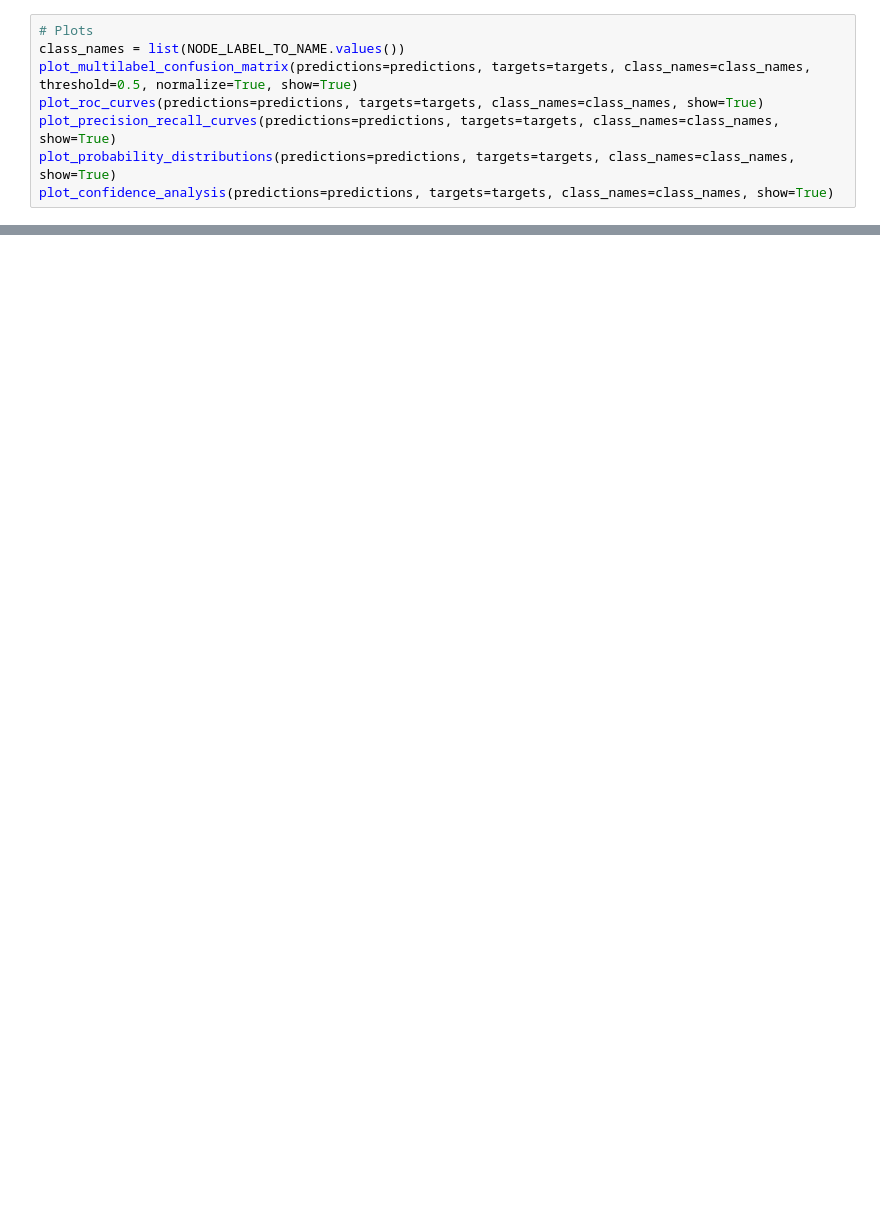
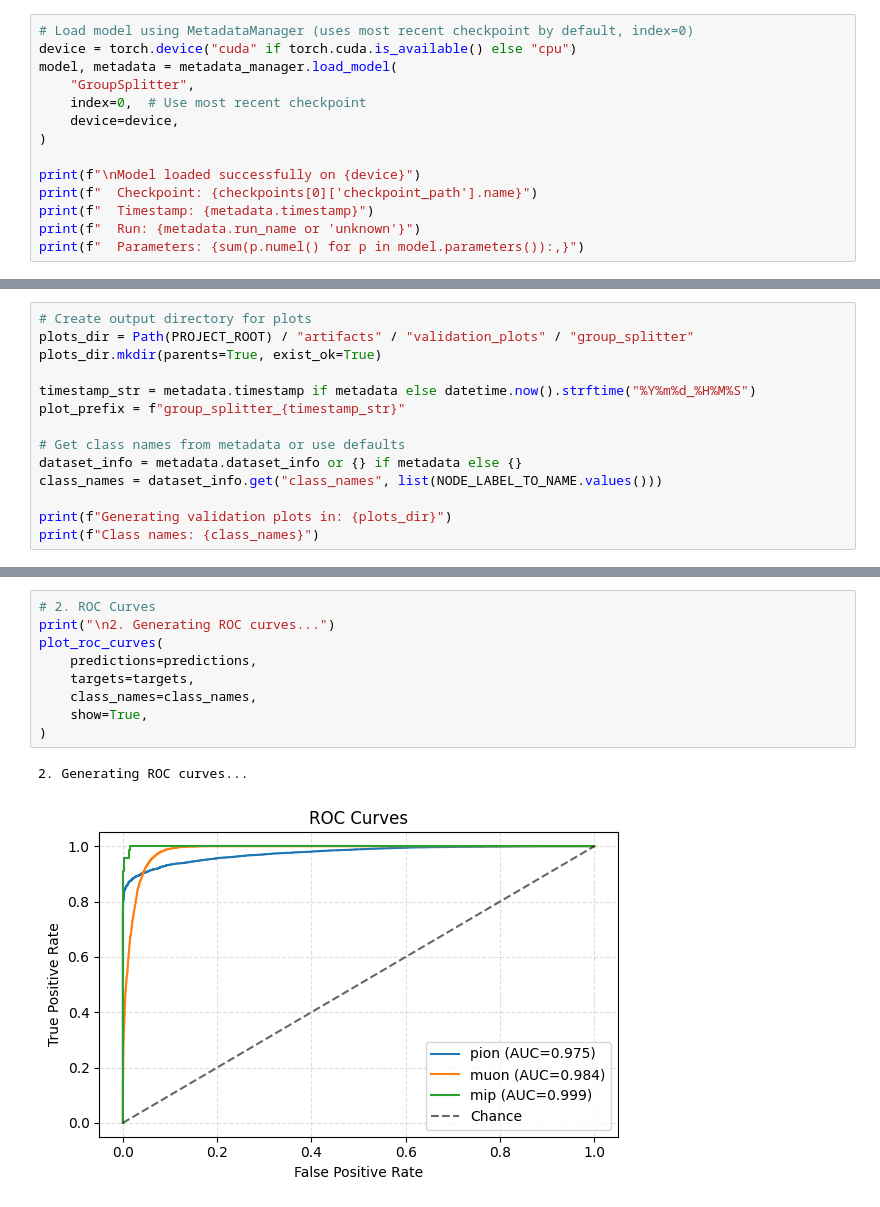
Before and after one commit to jaca230/pioneerML, a Jupyter notebook: notebooks/validation/validate_group_splitter.ipynb, the cells around one changed output, grey strips where cells are left out. Saved outputs shown, nothing was run; the diff lists cells and outputs as text; blank space fills up the shorter version.

```diff
--- a/notebooks/validation/validate_group_splitter.ipynb
+++ b/notebooks/validation/validate_group_splitter.ipynb
@@ -62,8 +61,14 @@ print(predictions.shape, targets.shape)
 # %%
-# Plots
-class_names = list(NODE_LABEL_TO_NAME.values())
-plot_multilabel_confusion_matrix(predictions=predictions, targets=targets, class_names=class_names, threshold=0.5, normalize=True, show=True)
-plot_roc_curves(predictions=predictions, targets=targets, class_names=class_names, show=True)
-plot_precision_recall_curves(predictions=predictions, targets=targets, class_names=class_names, show=True)
-plot_probability_distributions(predictions=predictions, targets=targets, class_names=class_names, show=True)
-plot_confidence_analysis(predictions=predictions, targets=targets, class_names=class_names, show=True)
+# Load model using MetadataManager (uses most recent checkpoint by default, index=0)
+device = torch.device("cuda" if torch.cuda.is_available() else "cpu")
+model, metadata = metadata_manager.load_model(
+    "GroupSplitter",
+    index=0,  # Use most recent checkpoint
+    device=device,
+)
+
+print(f"\nModel loaded successfully on {device}")
+print(f"  Checkpoint: {checkpoints[0]['checkpoint_path'].name}")
+print(f"  Timestamp: {metadata.timestamp}")
+print(f"  Run: {metadata.run_name or 'unknown'}")
+print(f"  Parameters: {sum(p.numel() for p in model.parameters()):,}")
@@ -69,0 +162,14 @@ plot_confidence_analysis(predictions=predictions, targets=targets, class_names=c
+# %%
+# Create output directory for plots
+plots_dir = Path(PROJECT_ROOT) / "artifacts" / "validation_plots" / "group_splitter"
+plots_dir.mkdir(parents=True, exist_ok=True)
+
+timestamp_str = metadata.timestamp if metadata else datetime.now().strftime("%Y%m%d_%H%M%S")
+plot_prefix = f"group_splitter_{timestamp_str}"
+
+# Get class names from metadata or use defaults
+dataset_info = metadata.dataset_info or {} if metadata else {}
+class_names = dataset_info.get("class_names", list(NODE_LABEL_TO_NAME.values()))
+
+print(f"Generating validation plots in: {plots_dir}")
+print(f"Class names: {class_names}")
@@ -69,0 +281,12 @@ plot_confidence_analysis(predictions=predictions, targets=targets, class_names=c
+# %%
+# 2. ROC Curves
+print("\n2. Generating ROC curves...")
+plot_roc_curves(
+    predictions=predictions,
+    targets=targets,
+    class_names=class_names,
+    show=True,
+)
+# %% [output]
+2. Generating ROC curves...
+[figure, added]
```
Also changed, not shown: parts of 23 cells of this notebook, 29 other files.
